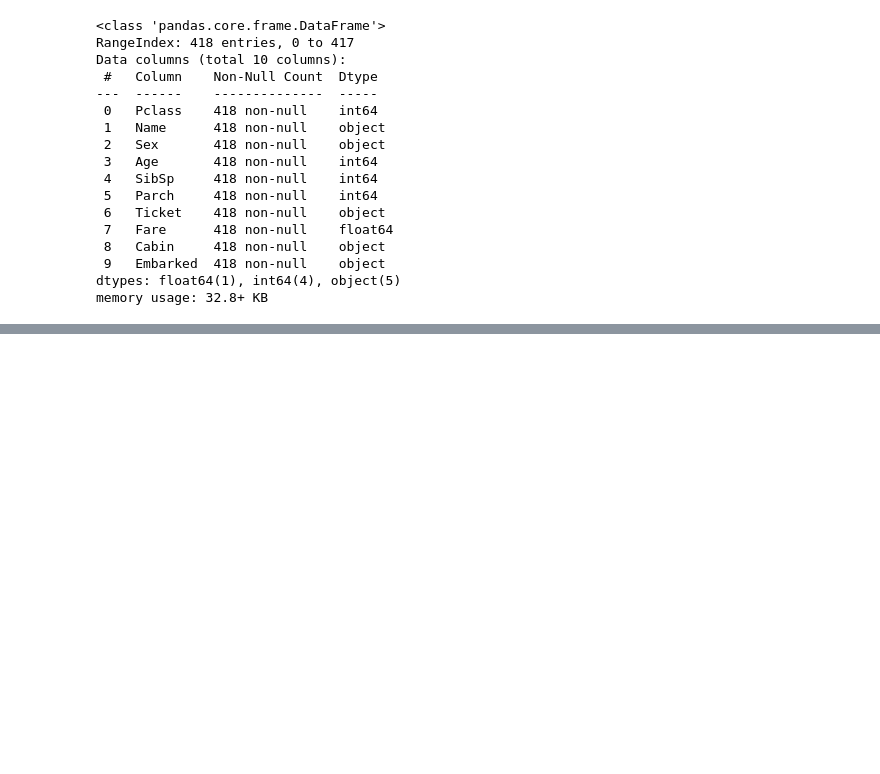
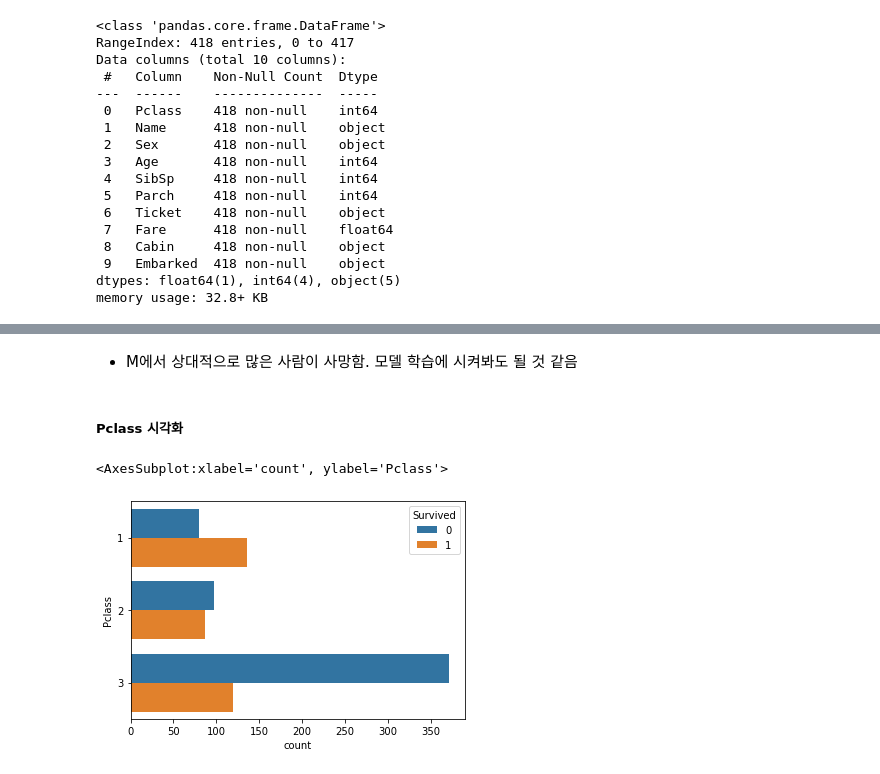
Before and after one commit to bellpe/machine-learning, a Jupyter notebook: ex04_titanic실습.ipynb, the cells around one changed output, grey strips where cells are left out. Drawn from its saved outputs; the diff is of its cells as text; code cells hidden in the pictures; blank space fills up the shorter version.

```diff
--- a/ex04_titanic실습.ipynb
+++ b/ex04_titanic실습.ipynb
@@ -407,0 +449,11 @@ memory usage: 32.8+ KB
+# %% [markdown]
+- M에서 상대적으로 많은 사람이 사망함. 모델 학습에 시켜봐도 될 것 같음
+# %% [markdown]
+##### Pclass 시각화
+# %%
+sns.countplot(data=train,
+              y='Pclass',
+              hue='Survived')
+# %% [output]
+<AxesSubplot:xlabel='count', ylabel='Pclass'>
+[figure, added]
```
Also changed, not shown: parts of 75 cells of this notebook.
